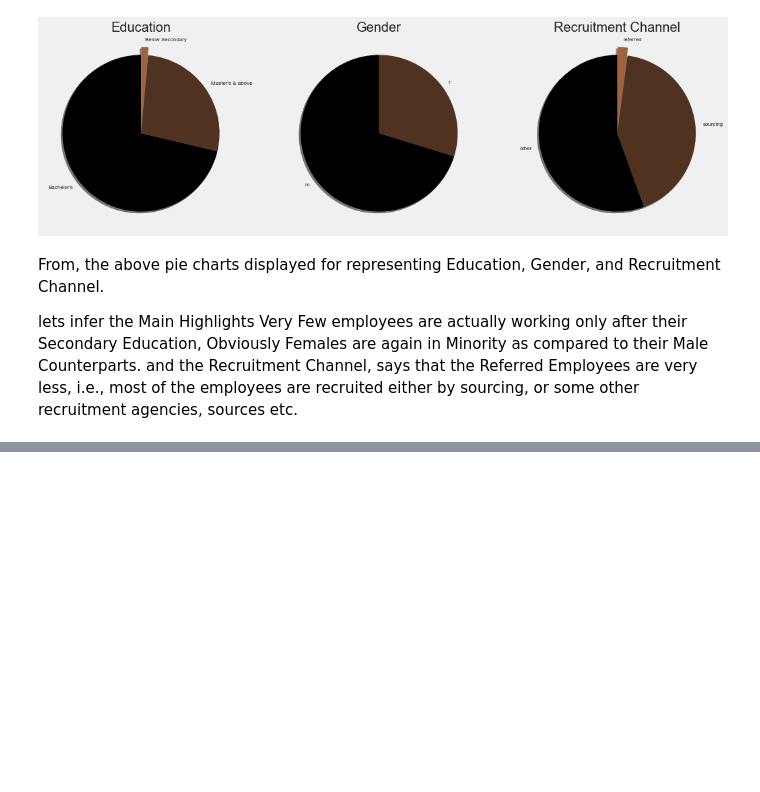
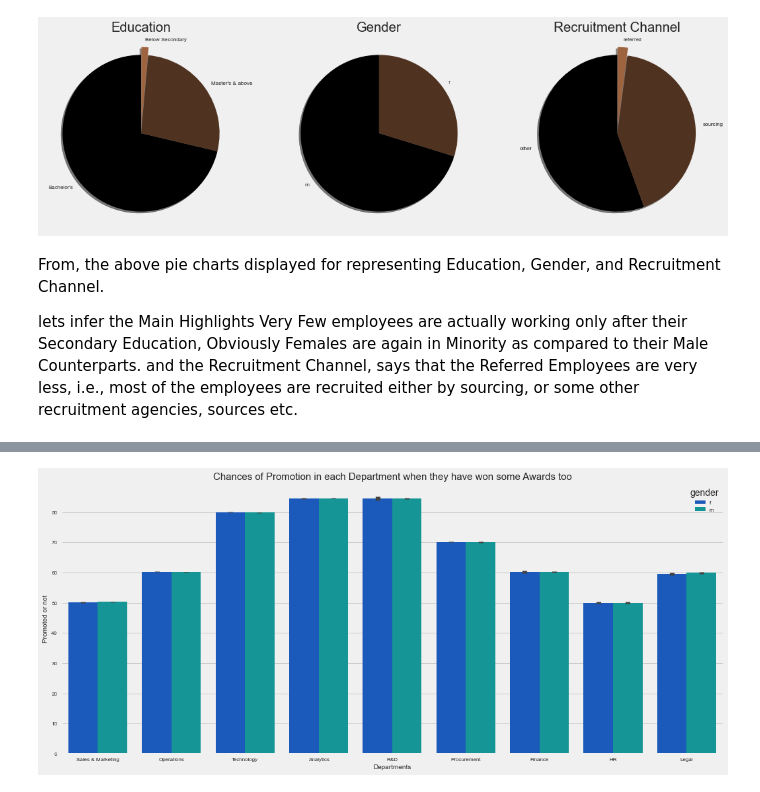
Before and after one commit to TheGithubMafia/TheGithubMafia_696efe54-1b30-40dd-8360-9a2944268894, a Jupyter notebook: Promotion.ipynb, the cells around one changed output, grey strips where cells are left out. Saved outputs shown, nothing was run; the diff lists cells and outputs as text; code cells hidden in the pictures; blank space fills up the shorter version.

```diff
--- a/Promotion.ipynb
+++ b/Promotion.ipynb
@@ -485,0 +510,11 @@ and the Recruitment Channel, says that the Referred Employees are very less, i.e
+# %%
+# lets check the relation of Departments and Promotions when they won awards ?
+
+plt.rcParams['figure.figsize'] = (16, 7)
+sns.barplot(train['department'], train['avg_training_score'], hue = train['gender'], palette = 'winter')
+plt.title('Chances of Promotion in each Department when they have won some Awards too', fontsize = 15)
+plt.ylabel('Promoted or not', fontsize = 10)
+plt.xlabel('Departments', fontsize = 10)
+plt.show()
+# %% [output]
+[figure, added]
```
Also changed, not shown: parts of 4 cells of this notebook, 2 other files.
